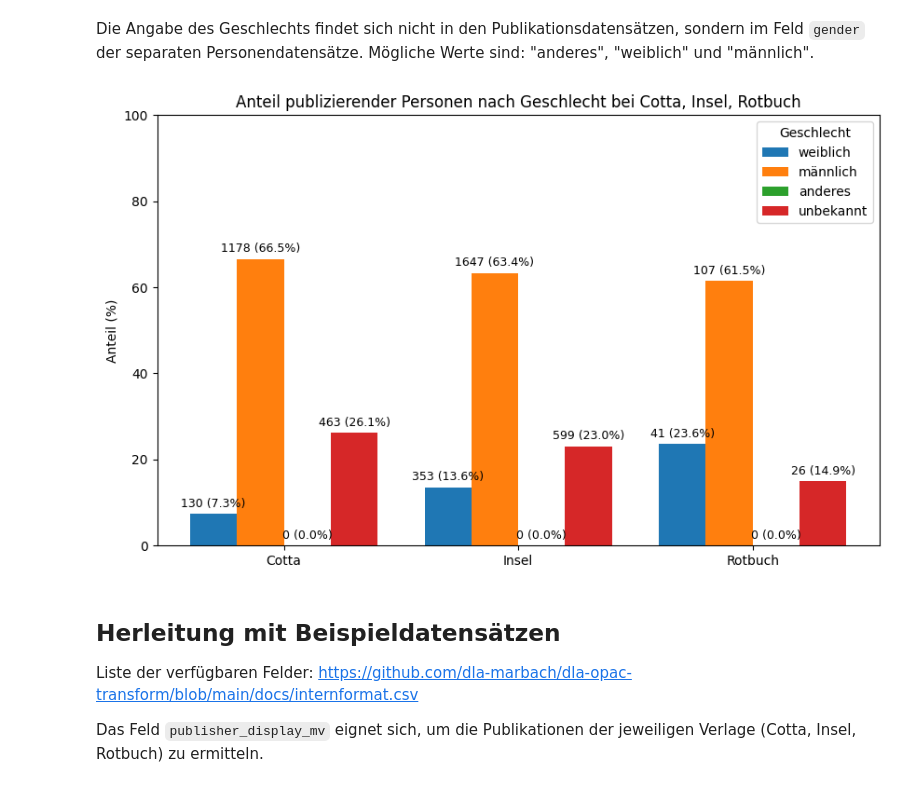
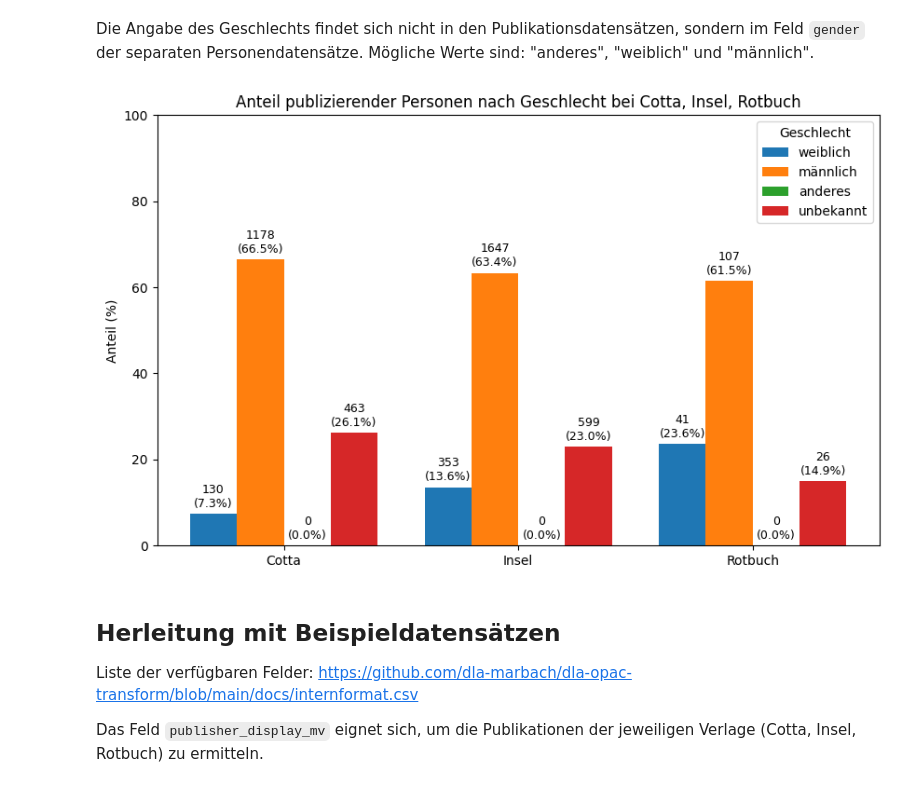
Before and after one commit to felixlohmeier/dla-opac-dataservice-examples, a Jupyter notebook: gender-verlage.ipynb, the cells around one changed output. Saved outputs shown, nothing was run; the diff lists cells and outputs as text; code cells hidden in the pictures.

```diff
--- a/gender-verlage.ipynb
+++ b/gender-verlage.ipynb
@@ -64,26 +64,25 @@ for verlag, ids in author_ids.items():
 # %%
 # Visualisierung mit Legende inkl. Werte
 import numpy as np
 labels = geschlechter
 x = np.arange(len(author_ids))
 width = 0.2
 fig, ax = plt.subplots(figsize=(10,6))
 for i, g in enumerate(labels):
     werte_abs = [int(round(anteile[v][g] * len(author_ids[v]) / 100)) if len(author_ids[v]) > 0 else 0 for v in author_ids]
     werte_pct = [anteile[v][g] for v in author_ids]
     bars = ax.bar(x + i*width, werte_pct, width, label=f"{g}")
-    for bar, abs_val, pct_val in zip(bars, werte_abs, werte_pct):
-        ax.text(bar.get_x() + bar.get_width()/2, bar.get_height() + 1,
-                f'{abs_val} ({pct_val:.1f}%)', ha='center', va='bottom', fontsize=9)
+    bar_labels = [f'{abs_val}\n({pct_val:.1f}%)' for abs_val, pct_val in zip(werte_abs, werte_pct)]
+    ax.bar_label(bars, labels=bar_labels, padding=3, fontsize=9)
 ax.set_xticks(x + width*1.5)
 ax.set_xticklabels(list(author_ids.keys()))
 ax.set_ylabel('Anteil (%)')
 ax.set_title('Anteil publizierender Personen nach Geschlecht bei Cotta, Insel, Rotbuch')
 ax.legend(title='Geschlecht')
 plt.ylim(0, 100)
 plt.show()
 # %% [output]
-[figure, old version]
+[figure, new version]
 # %% [markdown]
 ## Herleitung mit Beispieldatensätzen
 
```
Also changed, not shown: parts of 5 cells of this notebook, 1 other file.
